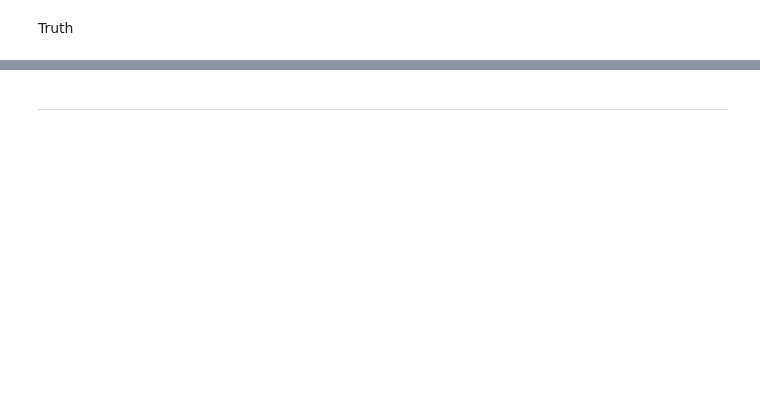
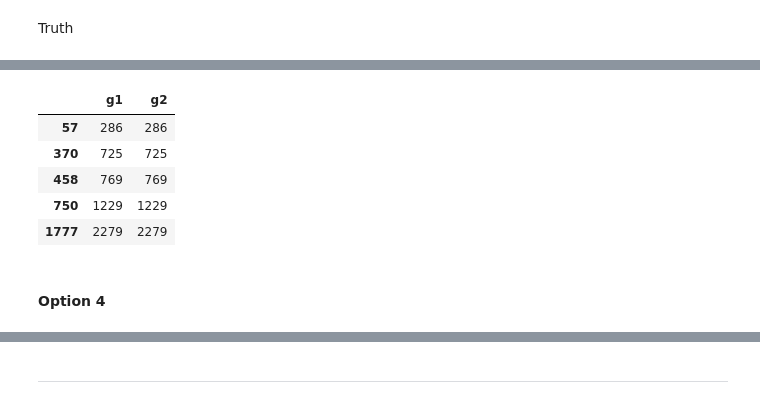
Before and after one commit to win7/Test_Graph_MatchingAlignment, a Jupyter notebook: Network-Alignment-with-Transferable-Graph-Autoencoders/test_subgraph_MS.ipynb, the cells around one changed output, grey strips where cells are left out. Drawn from its saved outputs; the diff is of its cells as text; code cells hidden in the pictures; blank space fills up the shorter version.

```diff
--- a/Network-Alignment-with-Transferable-Graph-Autoencoders/test_subgraph_MS.ipynb
+++ b/Network-Alignment-with-Transferable-Graph-Autoencoders/test_subgraph_MS.ipynb
@@ -560,0 +491,3 @@ array([[ 923,    0],
+# %%
+option3_ = option3[:, [1, 0]]
+option3_
@@ -560,0 +517,10 @@ array([[ 923,    0],
+# %%
+df_match = match_nodes(option3_, map2, map1)
+df_match
+# %% [output]
+|  | g1 | g2 |
+| 57 | 286 | 286 |
+| 370 | 725 | 725 |
+| 458 | 769 | 769 |
+| 750 | 1229 | 1229 |
+| 1777 | 2279 | 2279 |
@@ -560,0 +531,2 @@ array([[ 923,    0],
+# %% [markdown]
+#### Option 4
```
Also changed, not shown: parts of 87 cells of this notebook, 4 other files.
